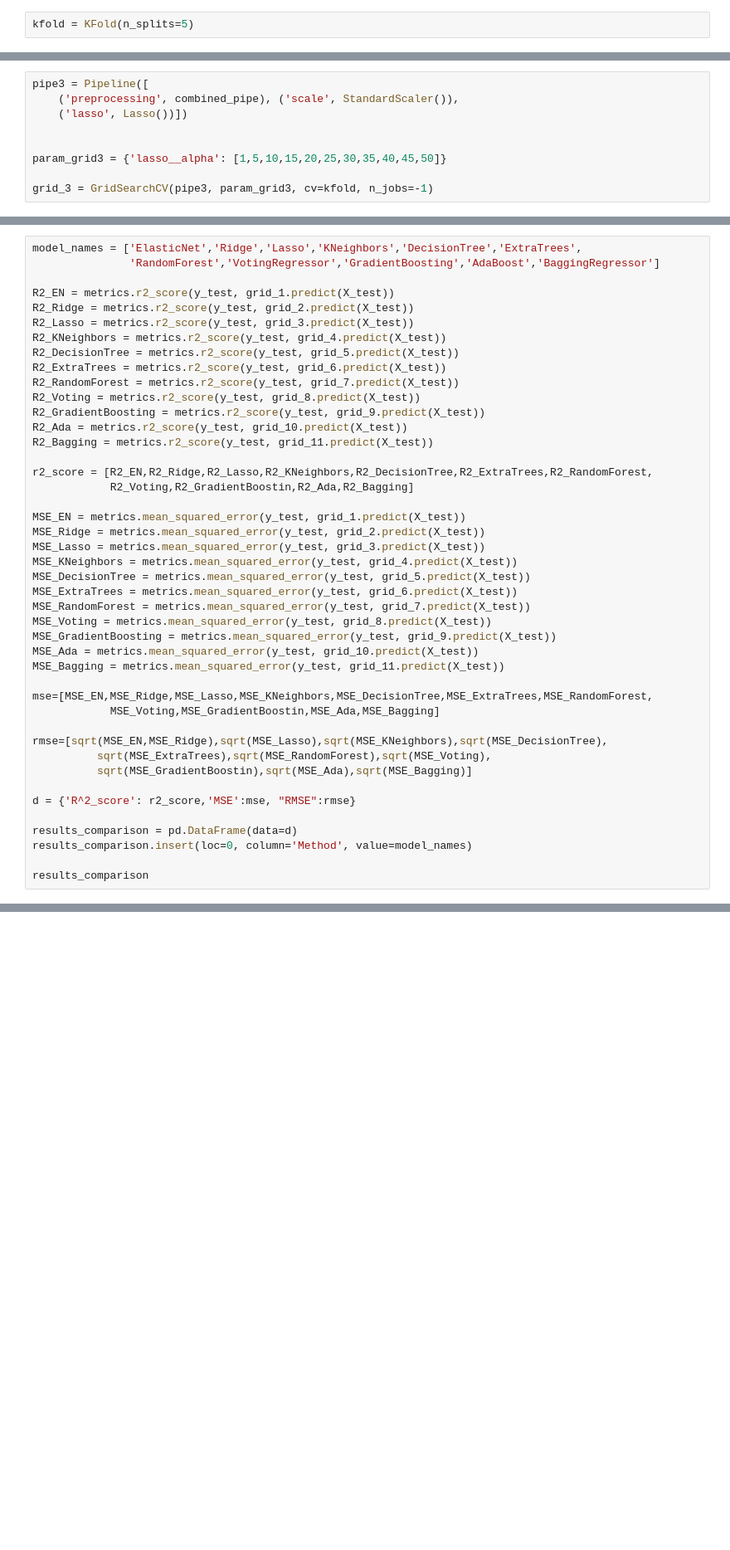
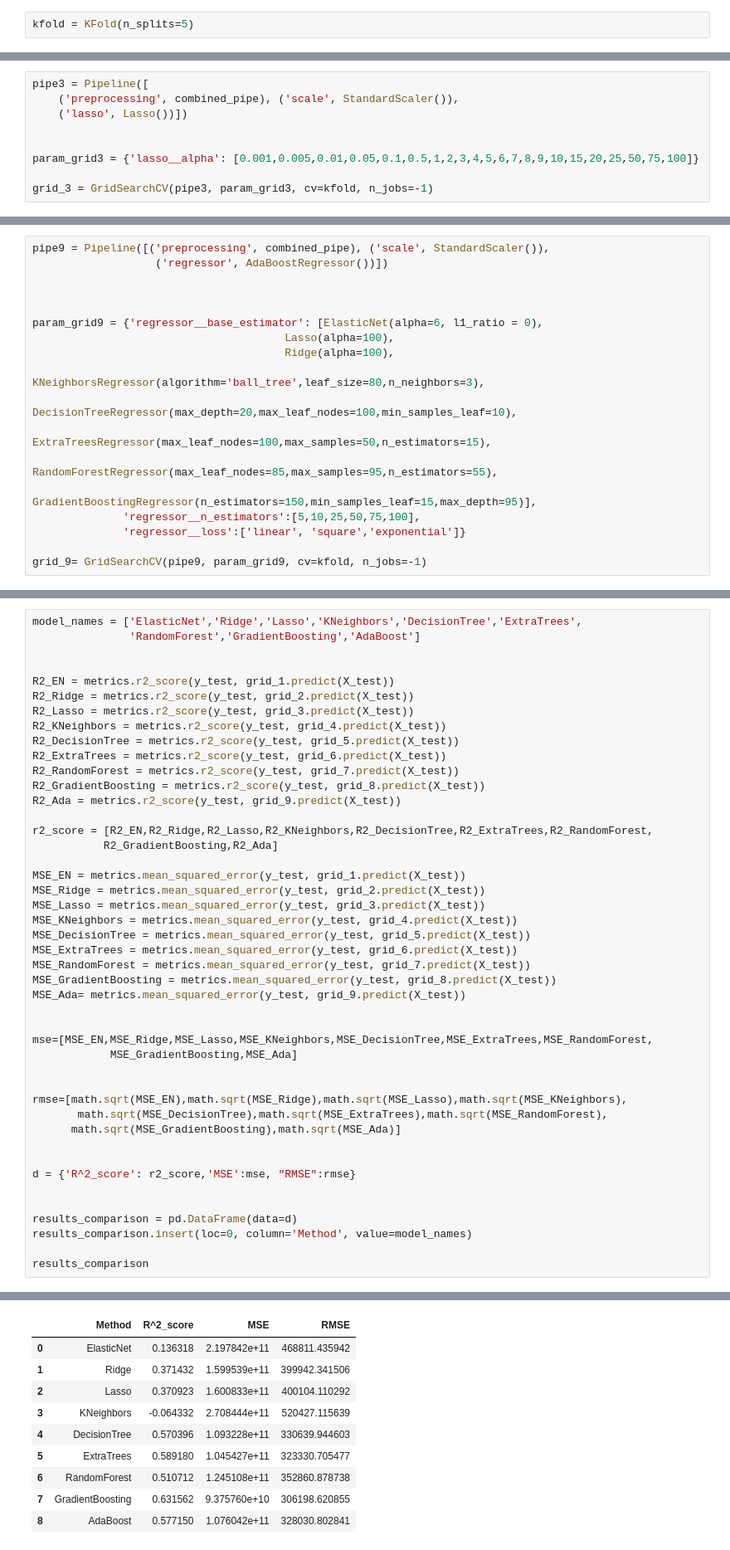
Before and after one commit to eeedyta/price_predictor, a Jupyter notebook: 02. Price_estimation.ipynb, the cells around one changed output, grey strips where cells are left out. Shown at 83% size. Saved outputs shown, nothing was run; the diff lists cells and outputs as text; blank space fills up the shorter version.

```diff
--- a/02. Price_estimation.ipynb
+++ b/02. Price_estimation.ipynb
@@ -532,7 +525,7 @@ pipe3 = Pipeline([
     ('lasso', Lasso())])
 
 
-param_grid3 = {'lasso__alpha': [1,5,10,15,20,25,30,35,40,45,50]}
+param_grid3 = {'lasso__alpha': [0.001,0.005,0.01,0.05,0.1,0.5,1,2,3,4,5,6,7,8,9,10,15,20,25,50,75,100]}
 
 grid_3 = GridSearchCV(pipe3, param_grid3, cv=kfold, n_jobs=-1)
 # %%
@@ -626,3 +638,21 @@ grid_9 = GridSearchCV(pipe9, param_grid9, cv=kfold, n_jobs=-1)
+# %%
+pipe9 = Pipeline([('preprocessing', combined_pipe), ('scale', StandardScaler()),
+                   ('regressor', AdaBoostRegressor())])
+
+
+
+param_grid9 = {'regressor__base_estimator': [ElasticNet(alpha=6, l1_ratio = 0),
+                                       Lasso(alpha=100),
+                                       Ridge(alpha=100),
+                                       KNeighborsRegressor(algorithm='ball_tree',leaf_size=80,n_neighbors=3),
+                                       DecisionTreeRegressor(max_depth=20,max_leaf_nodes=100,min_samples_leaf=10),
+                                       ExtraTreesRegressor(max_leaf_nodes=100,max_samples=50,n_estimators=15),
+                                       RandomForestRegressor(max_leaf_nodes=85,max_samples=95,n_estimators=55),
+                                       GradientBoostingRegressor(n_estimators=150,min_samples_leaf=15,max_depth=95)],
+              'regressor__n_estimators':[5,10,25,50,75,100],
+              'regressor__loss':['linear', 'square','exponential']}
+
+grid_9= GridSearchCV(pipe9, param_grid9, cv=kfold, n_jobs=-1)
 # %%
 grid_9.fit(X_train, y_train)
 grid_9.best_params_
@@ -683,6 +673,7 @@ grid_11.best_params_
 # %%
 model_names = ['ElasticNet','Ridge','Lasso','KNeighbors','DecisionTree','ExtraTrees',
-               'RandomForest','VotingRegressor','GradientBoosting','AdaBoost','BaggingRegressor']
+               'RandomForest','GradientBoosting','AdaBoost']
+
 
 R2_EN = metrics.r2_score(y_test, grid_1.predict(X_test))
 R2_Ridge = metrics.r2_score(y_test, grid_2.predict(X_test))
@@ -691,13 +682,11 @@ R2_KNeighbors = metrics.r2_score(y_test, grid_4.predict(X_test))
 R2_DecisionTree = metrics.r2_score(y_test, grid_5.predict(X_test))
 R2_ExtraTrees = metrics.r2_score(y_test, grid_6.predict(X_test))
 R2_RandomForest = metrics.r2_score(y_test, grid_7.predict(X_test))
-R2_Voting = metrics.r2_score(y_test, grid_8.predict(X_test))
-R2_GradientBoosting = metrics.r2_score(y_test, grid_9.predict(X_test))
-R2_Ada = metrics.r2_score(y_test, grid_10.predict(X_test))
-R2_Bagging = metrics.r2_score(y_test, grid_11.predict(X_test))
+R2_GradientBoosting = metrics.r2_score(y_test, grid_8.predict(X_test))
+R2_Ada = metrics.r2_score(y_test, grid_9.predict(X_test))
 
 r2_score = [R2_EN,R2_Ridge,R2_Lasso,R2_KNeighbors,R2_DecisionTree,R2_ExtraTrees,R2_RandomForest,
-            R2_Voting,R2_GradientBoostin,R2_Ada,R2_Bagging]
+           R2_GradientBoosting,R2_Ada]
 
 MSE_EN = metrics.mean_squared_error(y_test, grid_1.predict(X_test))
 MSE_Ridge = metrics.mean_squared_error(y_test, grid_2.predict(X_test))
@@ -706,19 +695,21 @@ MSE_KNeighbors = metrics.mean_squared_error(y_test, grid_4.predict(X_test))
 MSE_DecisionTree = metrics.mean_squared_error(y_test, grid_5.predict(X_test))
 MSE_ExtraTrees = metrics.mean_squared_error(y_test, grid_6.predict(X_test))
 MSE_RandomForest = metrics.mean_squared_error(y_test, grid_7.predict(X_test))
-MSE_Voting = metrics.mean_squared_error(y_test, grid_8.predict(X_test))
-MSE_GradientBoosting = metrics.mean_squared_error(y_test, grid_9.predict(X_test))
-MSE_Ada = metrics.mean_squared_error(y_test, grid_10.predict(X_test))
-MSE_Bagging = metrics.mean_squared_error(y_test, grid_11.predict(X_test))
+MSE_GradientBoosting = metrics.mean_squared_error(y_test, grid_8.predict(X_test))
+MSE_Ada= metrics.mean_squared_error(y_test, grid_9.predict(X_test))
+
 
 mse=[MSE_EN,MSE_Ridge,MSE_Lasso,MSE_KNeighbors,MSE_DecisionTree,MSE_ExtraTrees,MSE_RandomForest,
-            MSE_Voting,MSE_GradientBoostin,MSE_Ada,MSE_Bagging]
+            MSE_GradientBoosting,MSE_Ada]
 
-rmse=[sqrt(MSE_EN,MSE_Ridge),sqrt(MSE_Lasso),sqrt(MSE_KNeighbors),sqrt(MSE_DecisionTree),
-          sqrt(MSE_ExtraTrees),sqrt(MSE_RandomForest),sqrt(MSE_Voting),
-          sqrt(MSE_GradientBoostin),sqrt(MSE_Ada),sqrt(MSE_Bagging)]
+
+rmse=[math.sqrt(MSE_EN),math.sqrt(MSE_Ridge),math.sqrt(MSE_Lasso),math.sqrt(MSE_KNeighbors),
+       math.sqrt(MSE_DecisionTree),math.sqrt(MSE_ExtraTrees),math.sqrt(MSE_RandomForest),
+      math.sqrt(MSE_GradientBoosting),math.sqrt(MSE_Ada)]
+
 
 d = {'R^2_score': r2_score,'MSE':mse, "RMSE":rmse}
+
 
 results_comparison = pd.DataFrame(data=d)
 results_comparison.insert(loc=0, column='Method', value=model_names)
@@ -728,0 +719,10 @@ NameError: name 'grid_2' is not defined
+|  | Method | R^2_score | MSE | RMSE |
+| 0 | ElasticNet | 0.136318 | 2.197842e+11 | 468811.435942 |
+| 1 | Ridge | 0.371432 | 1.599539e+11 | 399942.341506 |
+| 2 | Lasso | 0.370923 | 1.600833e+11 | 400104.110292 |
+| 3 | KNeighbors | -0.064332 | 2.708444e+11 | 520427.115639 |
+| 4 | DecisionTree | 0.570396 | 1.093228e+11 | 330639.944603 |
+| 5 | ExtraTrees | 0.589180 | 1.045427e+11 | 323330.705477 |
+| 6 | RandomForest | 0.510712 | 1.245108e+11 | 352860.878738 |
+| 7 | GradientBoosting | 0.631562 | 9.375760e+10 | 306198.620855 |
+| 8 | AdaBoost | 0.577150 | 1.076042e+11 | 328030.802841 |
```
Also changed, not shown: parts of 45 cells of this notebook.
